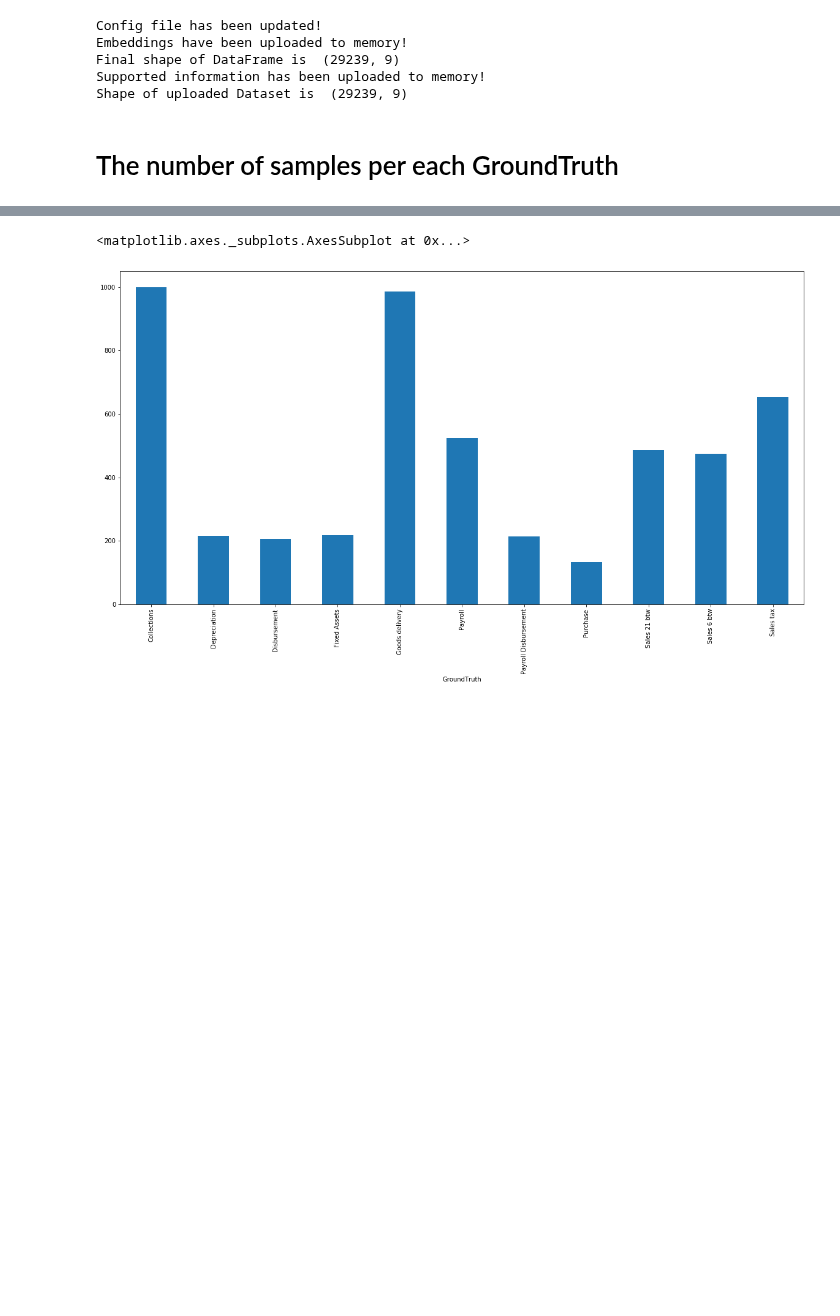
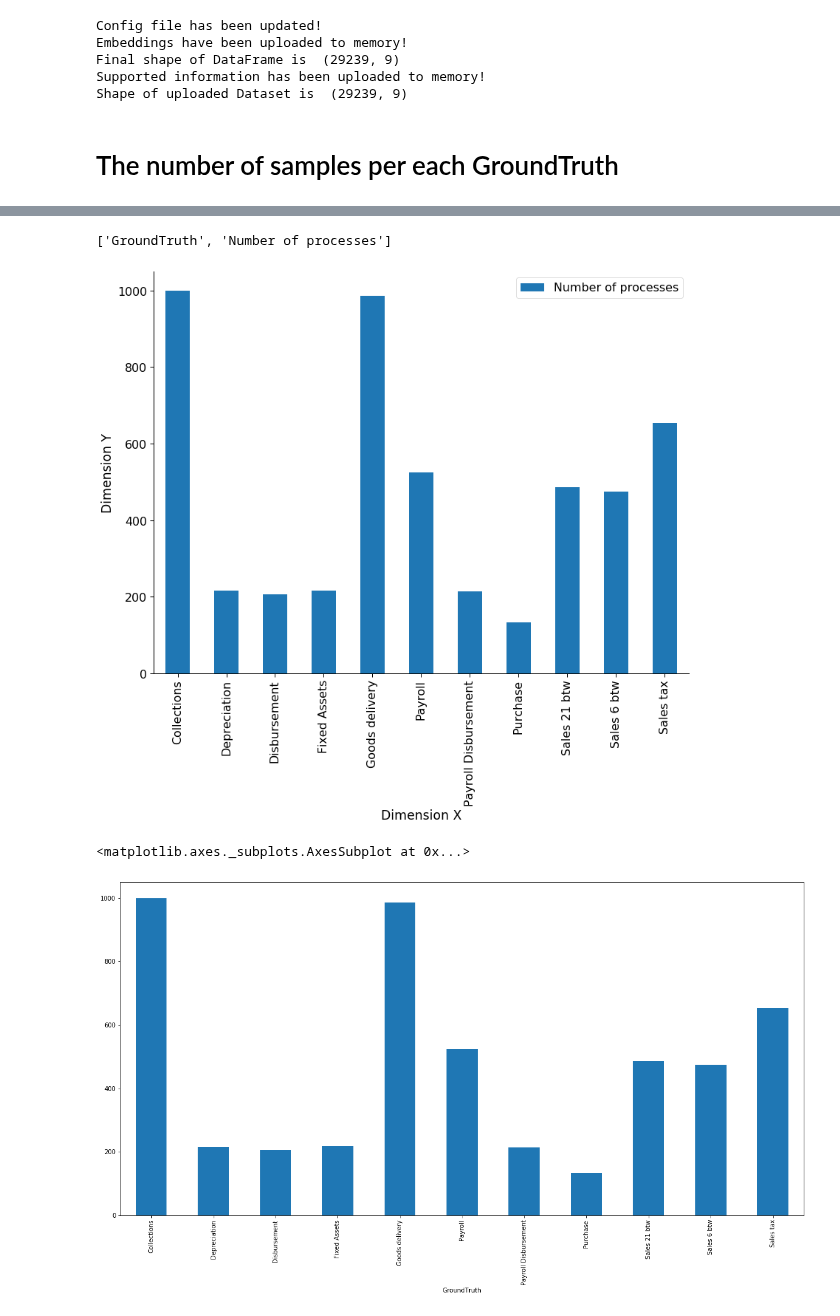
Before and after one commit to AlexWorldD/NetEmbs, a Jupyter notebook: Modelling.ipynb, the cells around one changed output, grey strips where cells are left out. Cells and saved outputs as stored; diff of their text form; code cells hidden in the pictures; blank space fills up the shorter version.

```diff
--- a/Modelling.ipynb
+++ b/Modelling.ipynb
@@ -99,3 +128,41 @@ Shape of uploaded Dataset is  (29239, 9)
+# %%
+def plotStat(df, context="paper_full", labels=("Dimension X", "Dimension Y"), title=None, set_title=None):
+    df_vis = df.groupby(["GroundTruth"])[['ID']].count().rename({"ID": "Number of processes"}, axis=1).reset_index()
+    print(list(df_vis))
+    dpi = 140
+    fig_size = (13, 10)
+    #     set_font(14, True)
+    if context == "paper_half":
+        sns.set_context("paper", font_scale=1.5)
+        fig_size = (6.4, 4.8)
+    if context == "paper_full":
+        sns.set_context("paper", font_scale=1.8)
+    if context == "talk_half":
+        sns.set_context("paper", font_scale=3.5)
+    if context == "talk_full":
+        sns.set_context("paper", font_scale=2)
+    fig = plt.figure(figsize=fig_size)
+    ax = fig.add_subplot(111)
+    stat.plot.bar(ax=ax)
+#     sns.barplot(x="GroundTruth", y="Number of processes", data=df_vis, color="cornflowerblue", ax=ax)
+    df_vis
+    ax.spines['right'].set_visible(False)
+    ax.spines['top'].set_visible(False)
+    ax.xaxis.set_ticks_position('bottom')
+    ax.set_xlabel(labels[0])
+    ax.yaxis.set_ticks_position('left')
+    ax.set_ylabel(labels[1])
+    if set_title is not None:
+        ax.set_title(set_title)
+    if title is not None:
+        fig.savefig("img/Modelling/" + title + labels[0] + labels[1] + "_for_" + context + ".png", bbox_inches="tight", dpi=dpi, pad_inches=0.05)
+    plt.show(fig)
+    plt.close(fig)
+# %%
+plotStat(embs)
+# %% [output]
+['GroundTruth', 'Number of processes']
+[figure, added]
 # %%
 embs.groupby("GroundTruth")['ID'].count().plot.bar()
 # %% [output]
```
Also changed, not shown: parts of 5 cells of this notebook, 1 other file.
